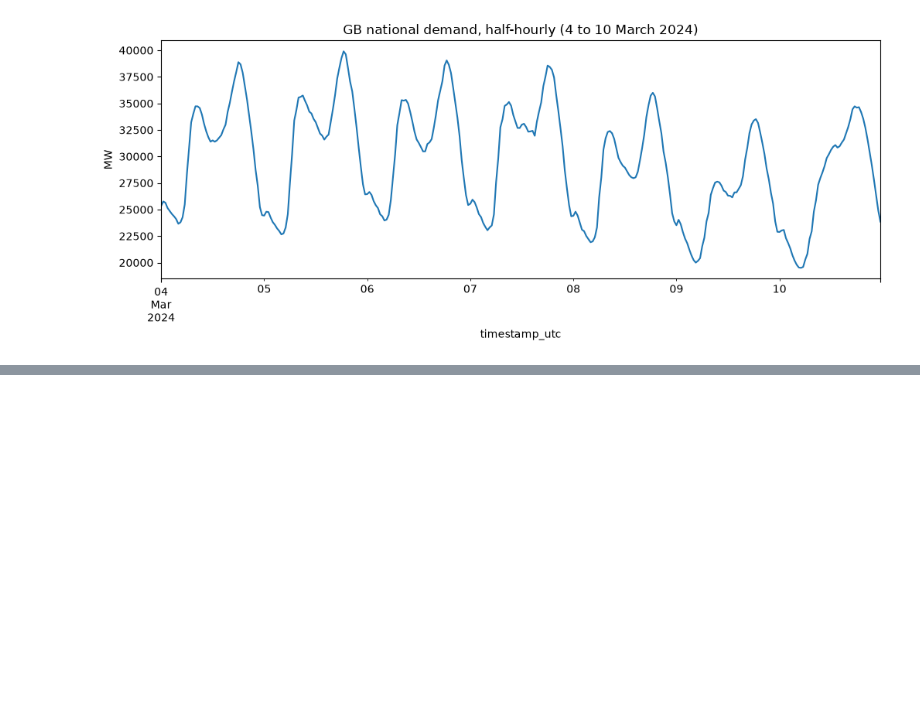
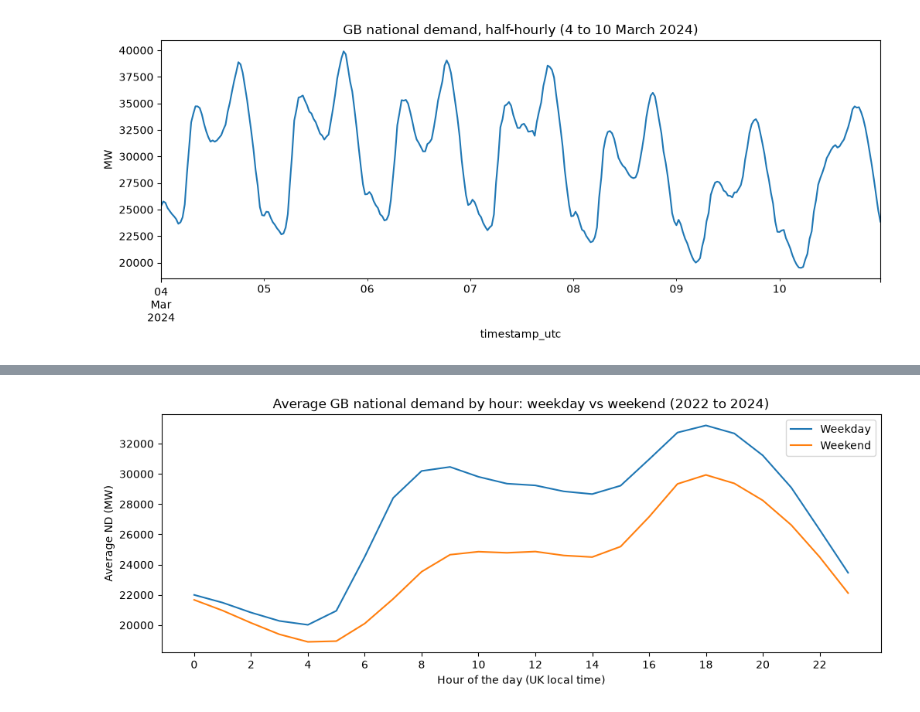
Before and after one commit to rawdan2006-ai/electricity-demand-forecast, a Jupyter notebook: notebooks/demand_forecast.ipynb, the cells around one changed output, grey strips where cells are left out. Saved outputs shown, nothing was run; the diff lists cells and outputs as text; code cells hidden in the pictures; blank space fills up the shorter version.

```diff
--- a/notebooks/demand_forecast.ipynb
+++ b/notebooks/demand_forecast.ipynb
@@ -144,0 +156,23 @@ plt.show()
+# %%
+local = demand.index.tz_convert("Europe/London")
+
+is_weekend = local.dayofweek >= 5
+
+by_daytype = (
+    demand["ND"]
+    .groupby([local.hour, is_weekend])
+    .mean()
+    .unstack()
+)
+
+by_daytype.columns = ["Weekday", "Weekend"]
+
+by_daytype.plot(figsize=(12, 4))
+plt.title("Average GB national demand by hour: weekday vs weekend (2022 to 2024)")
+plt.xlabel("Hour of the day (UK local time)")
+plt.ylabel("Average ND (MW)")
+plt.xticks(range(0, 24, 2))
+plt.legend()
+plt.show()
+# %% [output]
+[figure, added]
```
Also changed, not shown: parts of 2 cells of this notebook.
